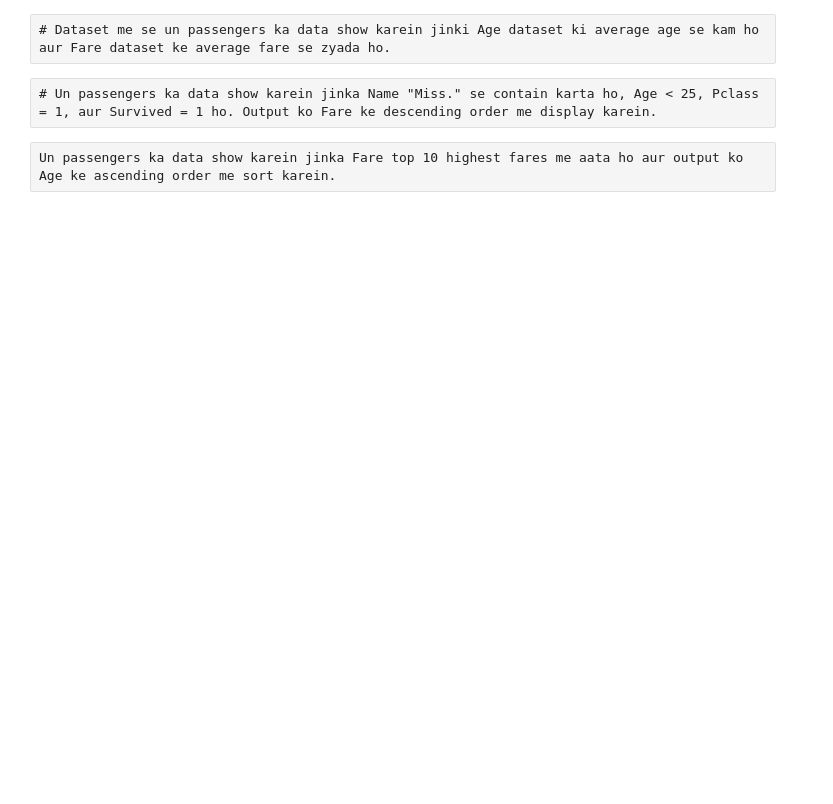
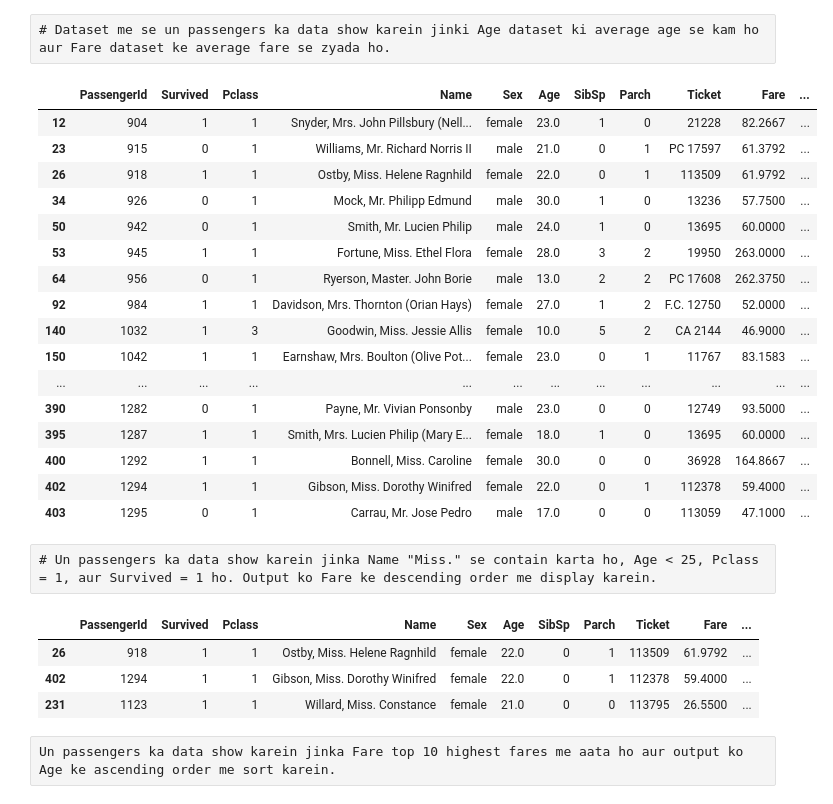
Before and after one commit to githubzohaib/Zohaib-Ali-Assignment-05-AI-DS, a Jupyter notebook: Assigment-Pandas-01.ipynb, the cells around one changed output. Cells and saved outputs as stored; diff of their text form; code cells hidden in the pictures; blank space fills up the shorter version.

```diff
--- a/Assigment-Pandas-01.ipynb
+++ b/Assigment-Pandas-01.ipynb
@@ -869,6 +961,33 @@ Sirf un passengers ka data show karein jinka Embarked 'S' ya 'C' ho, Age > 30, a
 # %% [raw]
 # Dataset me se un passengers ka data show karein jinki Age dataset ki average age se kam ho aur Fare dataset ke average fare se zyada ho.
+# %%
+data[(data.Age < data.Age.mean()) & (data.Fare > data.Fare.mean())]
+# %% [output]
+|  | PassengerId | Survived | Pclass | Name | Sex | Age | SibSp | Parch | Ticket | Fare | ... |
+| 12 | 904 | 1 | 1 | Snyder, Mrs. John Pillsbury (Nell... | female | 23.0 | 1 | 0 | 21228 | 82.2667 | ... |
+| 23 | 915 | 0 | 1 | Williams, Mr. Richard Norris II | male | 21.0 | 0 | 1 | PC 17597 | 61.3792 | ... |
+| 26 | 918 | 1 | 1 | Ostby, Miss. Helene Ragnhild | female | 22.0 | 0 | 1 | 113509 | 61.9792 | ... |
+| 34 | 926 | 0 | 1 | Mock, Mr. Philipp Edmund | male | 30.0 | 1 | 0 | 13236 | 57.7500 | ... |
+| 50 | 942 | 0 | 1 | Smith, Mr. Lucien Philip | male | 24.0 | 1 | 0 | 13695 | 60.0000 | ... |
+| 53 | 945 | 1 | 1 | Fortune, Miss. Ethel Flora | female | 28.0 | 3 | 2 | 19950 | 263.0000 | ... |
+| 64 | 956 | 0 | 1 | Ryerson, Master. John Borie | male | 13.0 | 2 | 2 | PC 17608 | 262.3750 | ... |
+| 92 | 984 | 1 | 1 | Davidson, Mrs. Thornton (Orian Hays) | female | 27.0 | 1 | 2 | F.C. 12750 | 52.0000 | ... |
+| 140 | 1032 | 1 | 3 | Goodwin, Miss. Jessie Allis | female | 10.0 | 5 | 2 | CA 2144 | 46.9000 | ... |
+| 150 | 1042 | 1 | 1 | Earnshaw, Mrs. Boulton (Olive Pot... | female | 23.0 | 0 | 1 | 11767 | 83.1583 | ... |
+| ... | ... | ... | ... | ... | ... | ... | ... | ... | ... | ... | ... |
+| 390 | 1282 | 0 | 1 | Payne, Mr. Vivian Ponsonby | male | 23.0 | 0 | 0 | 12749 | 93.5000 | ... |
+| 395 | 1287 | 1 | 1 | Smith, Mrs. Lucien Philip (Mary E... | female | 18.0 | 1 | 0 | 13695 | 60.0000 | ... |
+| 400 | 1292 | 1 | 1 | Bonnell, Miss. Caroline | female | 30.0 | 0 | 0 | 36928 | 164.8667 | ... |
+| 402 | 1294 | 1 | 1 | Gibson, Miss. Dorothy Winifred | female | 22.0 | 0 | 1 | 112378 | 59.4000 | ... |
+| 403 | 1295 | 0 | 1 | Carrau, Mr. Jose Pedro | male | 17.0 | 0 | 0 | 113059 | 47.1000 | ... |
 # %% [raw]
 # Un passengers ka data show karein jinka Name "Miss." se contain karta ho, Age < 25, Pclass = 1, aur Survived = 1 ho. Output ko Fare ke descending order me display karein.
+# %%
+data[(data.Name.str.contains("Miss\\.")) & (data.Age < 25) & (data.Pclass == 1) & (data.Survived == 1)].sort_values(by="Fare", ascending=False)
+# %% [output]
+|  | PassengerId | Survived | Pclass | Name | Sex | Age | SibSp | Parch | Ticket | Fare | ... |
+| 26 | 918 | 1 | 1 | Ostby, Miss. Helene Ragnhild | female | 22.0 | 0 | 1 | 113509 | 61.9792 | ... |
+| 402 | 1294 | 1 | 1 | Gibson, Miss. Dorothy Winifred | female | 22.0 | 0 | 1 | 112378 | 59.4000 | ... |
+| 231 | 1123 | 1 | 1 | Willard, Miss. Constance | female | 21.0 | 0 | 0 | 113795 | 26.5500 | ... |
 # %% [raw]
 Un passengers ka data show karein jinka Fare top 10 highest fares me aata ho aur output ko Age ke ascending order me sort karein.
```
Also changed, not shown: parts of 7 cells of this notebook.
